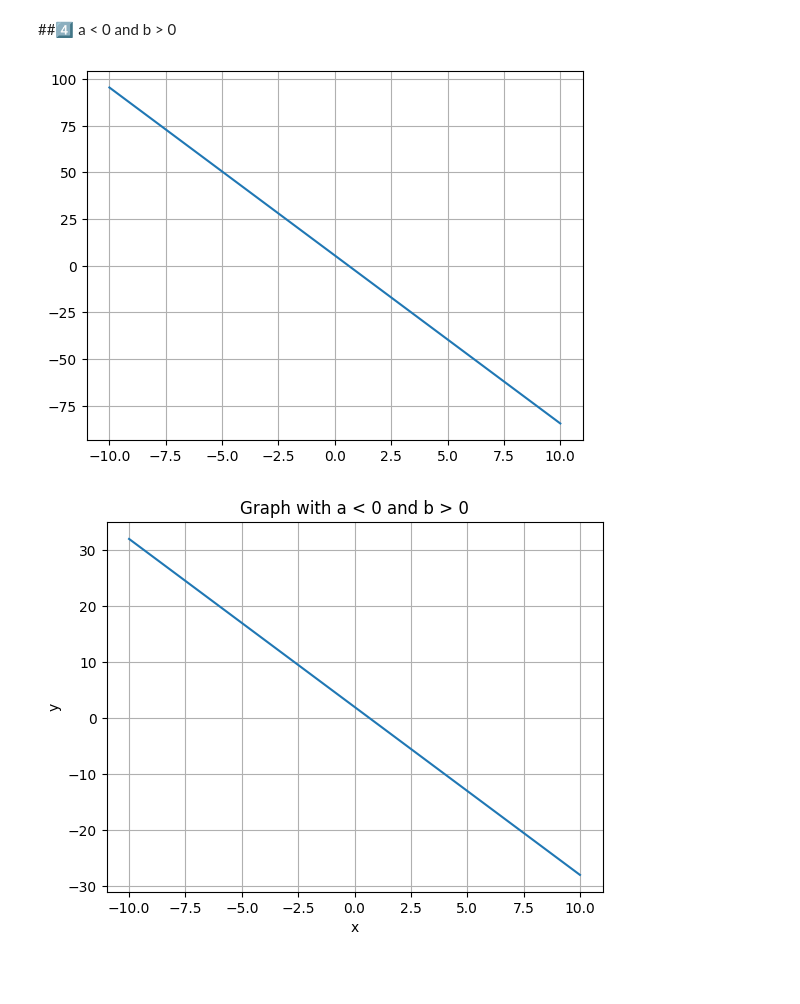
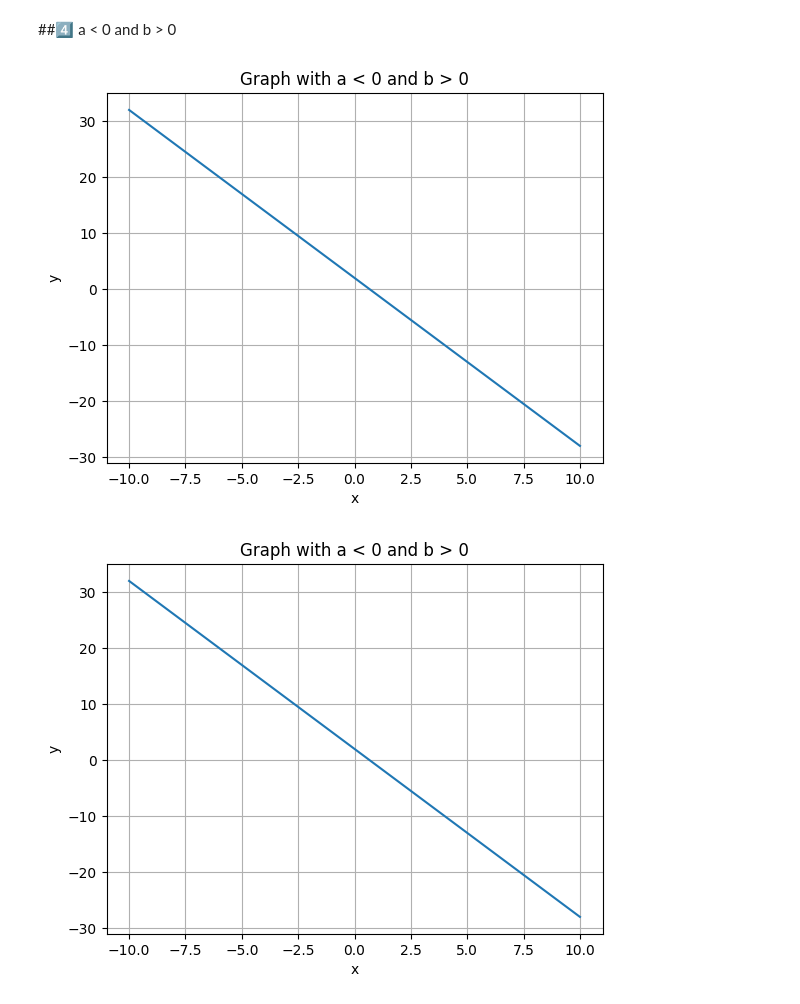
Before and after one commit to SEOWOOJI/Pandas_Stats_Data_Analysis_2025, a Jupyter notebook: 9_linearequation.ipynb, the cells around one changed output. Drawn from its saved outputs; the diff is of its cells as text; code cells hidden in the pictures; blank space fills up the shorter version.

```diff
--- a/9_linearequation.ipynb
+++ b/9_linearequation.ipynb
@@ -123,21 +155,21 @@ plt.show()
 # %% [markdown]
 ##4️⃣ a < 0 and b > 0
 # %%
-import matplotlib.pyplot as plt
-import numpy as py
-
 x = np.linspace(-10, 10, 100)
 
-a = -9
-b = 5.5
+a = -3
+b = 2
 
 y = b + a * x
 
-plt.plot(x,y)
+plt.plot(x, y)
+plt.xlabel('x')
+plt.ylabel('y')
+plt.title('Graph with a < 0 and b > 0')
 plt.grid(True)
 plt.show()
 # %% [output]
-[figure, old version]
+[figure, new version]
 # %%
 import matplotlib.pyplot as plt
 import numpy as np
```
Also changed, not shown: parts of 5 cells of this notebook.
